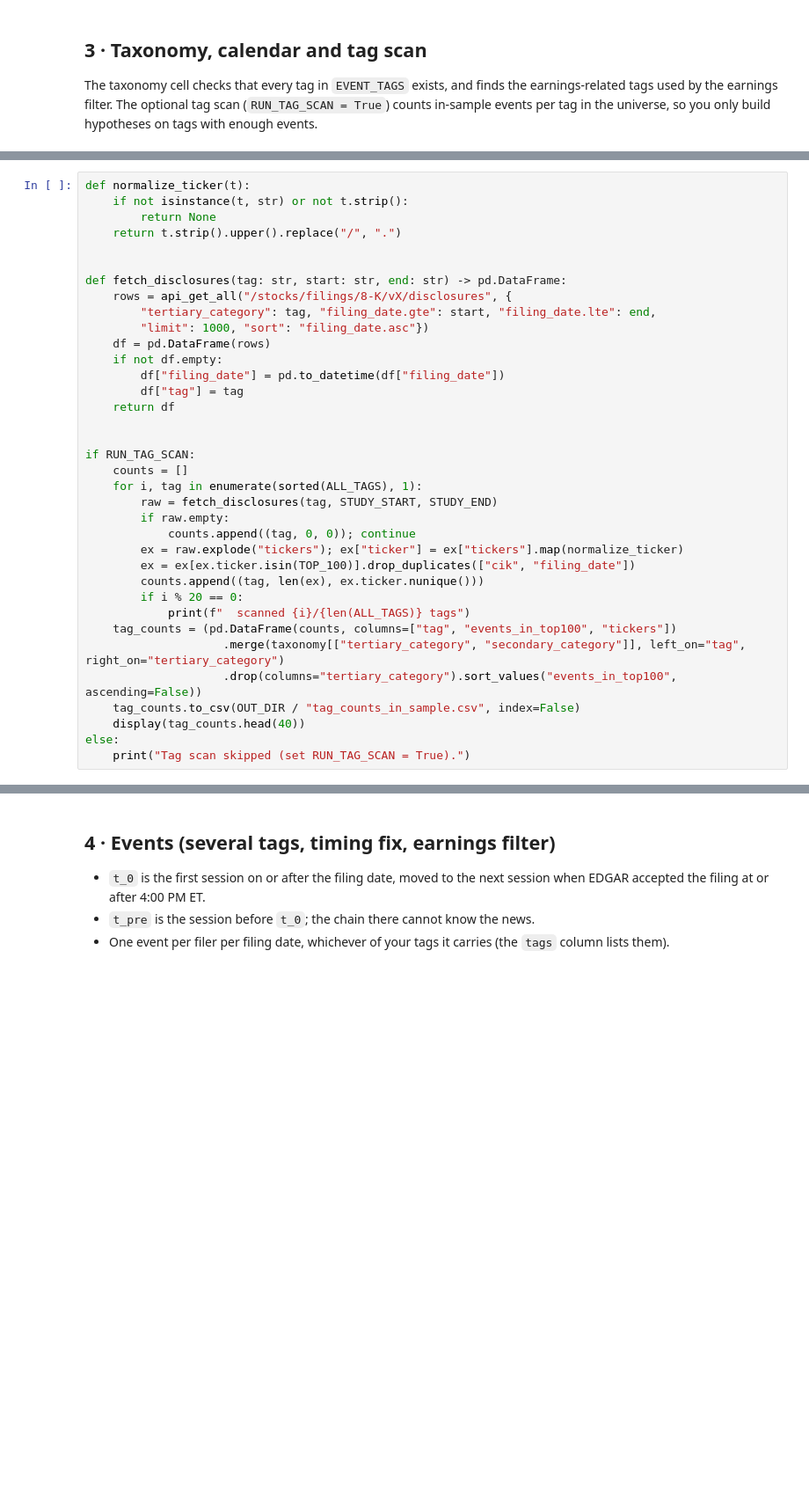
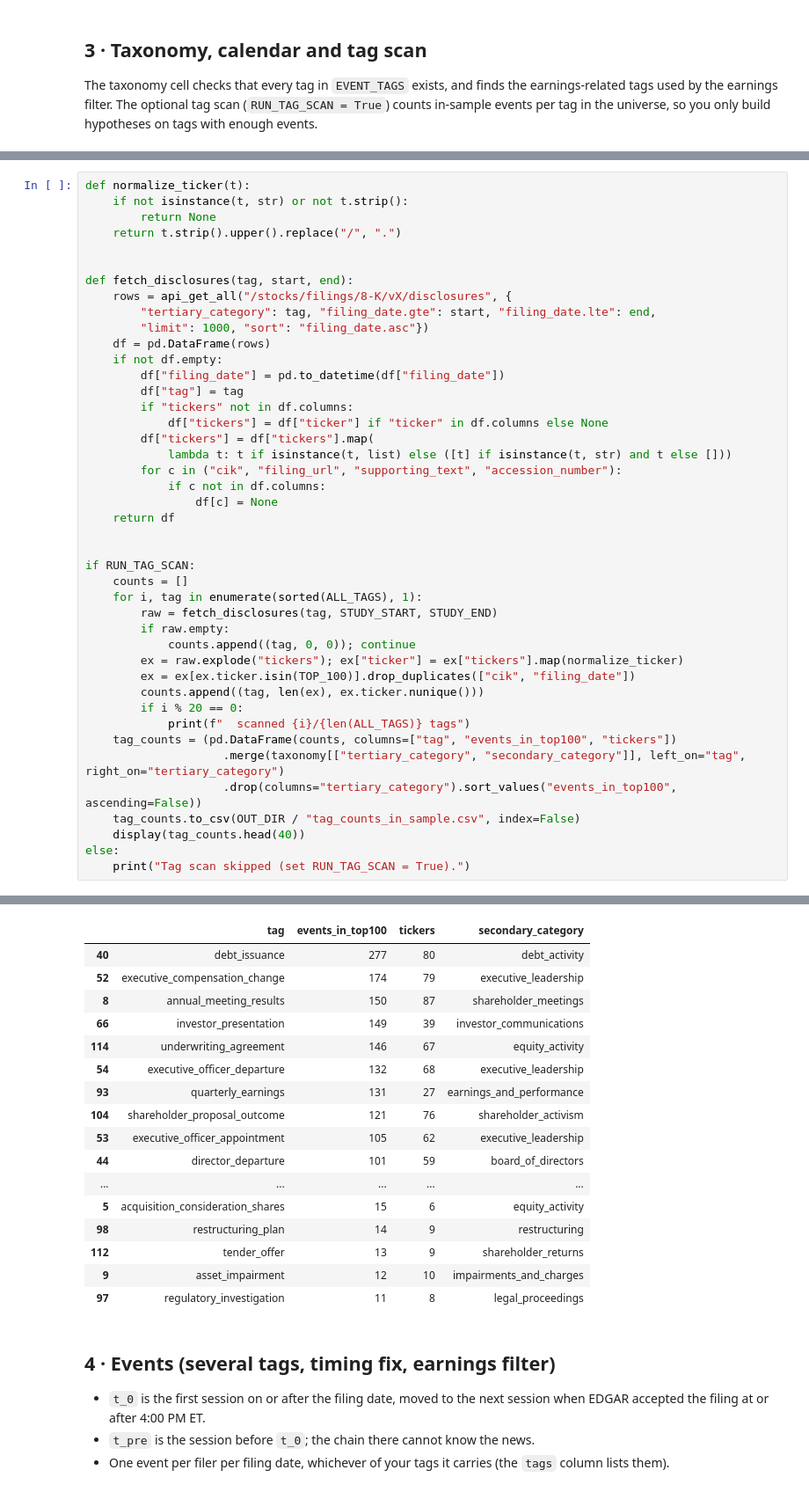
Before and after one commit to sibi-seeni/massive-quant-hacks, a Jupyter notebook: trade-the-8k-research.ipynb, the cells around one changed output, grey strips where cells are left out. Shown at 88% size. Saved outputs shown, nothing was run; the diff lists cells and outputs as text; blank space fills up the shorter version.

```diff
--- a/trade-the-8k-research.ipynb
+++ b/trade-the-8k-research.ipynb
@@ -216,7 +252,7 @@ def normalize_ticker(t):
     return t.strip().upper().replace("/", ".")
 
 
-def fetch_disclosures(tag: str, start: str, end: str) -> pd.DataFrame:
+def fetch_disclosures(tag, start, end):
     rows = api_get_all("/stocks/filings/8-K/vX/disclosures", {
         "tertiary_category": tag, "filing_date.gte": start, "filing_date.lte": end,
         "limit": 1000, "sort": "filing_date.asc"})
@@ -224,6 +260,13 @@ def fetch_disclosures(tag: str, start: str, end: str) -> pd.DataFrame:
     if not df.empty:
         df["filing_date"] = pd.to_datetime(df["filing_date"])
         df["tag"] = tag
+        if "tickers" not in df.columns:
+            df["tickers"] = df["ticker"] if "ticker" in df.columns else None
+        df["tickers"] = df["tickers"].map(
+            lambda t: t if isinstance(t, list) else ([t] if isinstance(t, str) and t else []))
+        for c in ("cik", "filing_url", "supporting_text", "accession_number"):
+            if c not in df.columns:
+                df[c] = None
     return df
 
 
@@ -245,3 +288,4 @@ if RUN_TAG_SCAN:
     display(tag_counts.head(40))
 else:
     print("Tag scan skipped (set RUN_TAG_SCAN = True).")
+# %% [output]
@@ -248,3 +297,20 @@ else:
+|  | tag | events_in_top100 | tickers | secondary_category |
+| 40 | debt_issuance | 277 | 80 | debt_activity |
+| 52 | executive_compensation_change | 174 | 79 | executive_leadership |
+| 8 | annual_meeting_results | 150 | 87 | shareholder_meetings |
+| 66 | investor_presentation | 149 | 39 | investor_communications |
+| 114 | underwriting_agreement | 146 | 67 | equity_activity |
+| 54 | executive_officer_departure | 132 | 68 | executive_leadership |
+| 93 | quarterly_earnings | 131 | 27 | earnings_and_performance |
+| 104 | shareholder_proposal_outcome | 121 | 76 | shareholder_activism |
+| 53 | executive_officer_appointment | 105 | 62 | executive_leadership |
+| 44 | director_departure | 101 | 59 | board_of_directors |
+| ... | ... | ... | ... | ... |
+| 5 | acquisition_consideration_shares | 15 | 6 | equity_activity |
+| 98 | restructuring_plan | 14 | 9 | restructuring |
+| 112 | tender_offer | 13 | 9 | shareholder_returns |
+| 9 | asset_impairment | 12 | 10 | impairments_and_charges |
+| 97 | regulatory_investigation | 11 | 8 | legal_proceedings |
 # %% [markdown]
 ## 4 · Events (several tags, timing fix, earnings filter)
 
```
Also changed, not shown: parts of 11 cells of this notebook, 2 other files.
